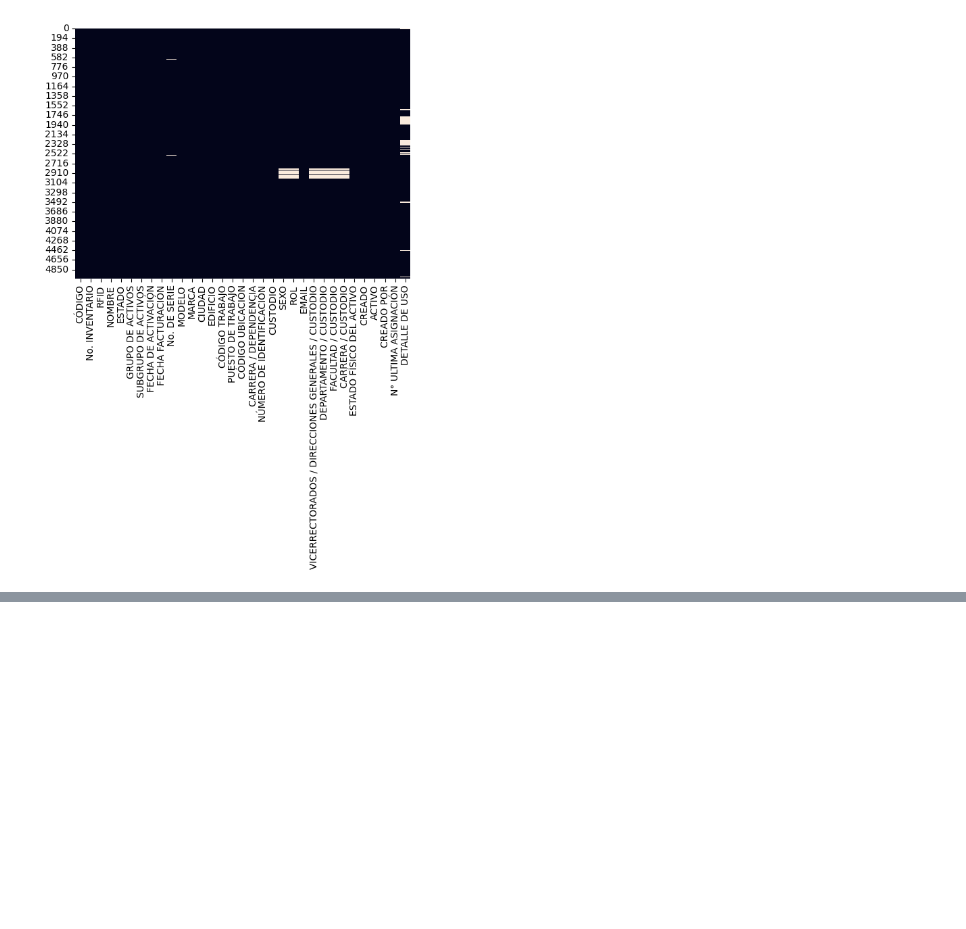
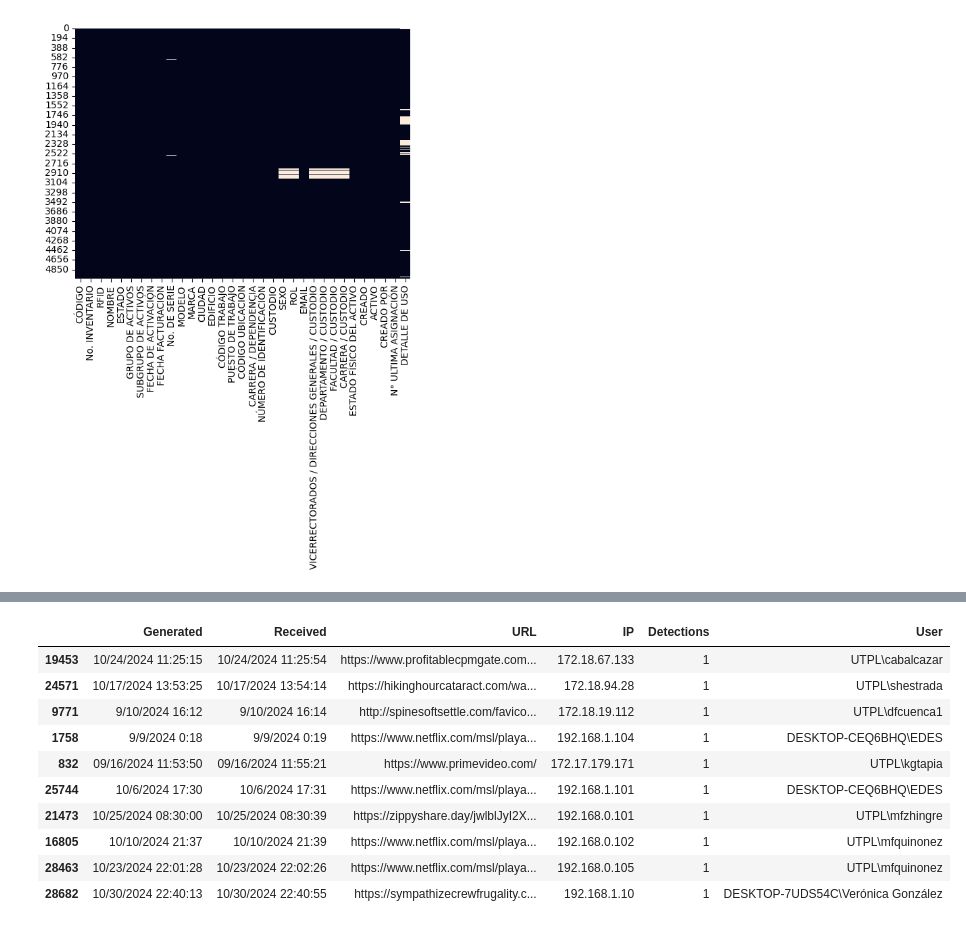
Before and after one commit to mpjuarez/introduccion-IA, a Jupyter notebook: TT_IA.ipynb, the cells around one changed output, grey strips where cells are left out. Cells and saved outputs as stored; diff of their text form; code cells hidden in the pictures; blank space fills up the shorter version.

```diff
--- a/TT_IA.ipynb
+++ b/TT_IA.ipynb
@@ -209,0 +229,15 @@ KeyError: "['NOMBRE ALTERNO'] not found in axis"
+# %%
+# Dataset Web Security
+Web_security1.sample(10)
+# %% [output]
+|  | Generated | Received | URL | IP | Detections | User |
+| 19453 | 10/24/2024 11:25:15 | 10/24/2024 11:25:54 | https://www.profitablecpmgate.com... | 172.18.67.133 | 1 | UTPL\cabalcazar |
+| 24571 | 10/17/2024 13:53:25 | 10/17/2024 13:54:14 | https://hikinghourcataract.com/wa... | 172.18.94.28 | 1 | UTPL\shestrada |
+| 9771 | 9/10/2024 16:12 | 9/10/2024 16:14 | http://spinesoftsettle.com/favico... | 172.18.19.112 | 1 | UTPL\dfcuenca1 |
+| 1758 | 9/9/2024 0:18 | 9/9/2024 0:19 | https://www.netflix.com/msl/playa... | 192.168.1.104 | 1 | DESKTOP-CEQ6BHQ\EDES |
+| 832 | 09/16/2024 11:53:50 | 09/16/2024 11:55:21 | https://www.primevideo.com/ | 172.17.179.171 | 1 | UTPL\kgtapia |
+| 25744 | 10/6/2024 17:30 | 10/6/2024 17:31 | https://www.netflix.com/msl/playa... | 192.168.1.101 | 1 | DESKTOP-CEQ6BHQ\EDES |
+| 21473 | 10/25/2024 08:30:00 | 10/25/2024 08:30:39 | https://zippyshare.day/jwlblJyI2X... | 192.168.0.101 | 1 | UTPL\mfzhingre |
+| 16805 | 10/10/2024 21:37 | 10/10/2024 21:39 | https://www.netflix.com/msl/playa... | 192.168.0.102 | 1 | UTPL\mfquinonez |
+| 28463 | 10/23/2024 22:01:28 | 10/23/2024 22:02:26 | https://www.netflix.com/msl/playa... | 192.168.0.105 | 1 | UTPL\mfquinonez |
+| 28682 | 10/30/2024 22:40:13 | 10/30/2024 22:40:55 | https://sympathizecrewfrugality.c... | 192.168.1.10 | 1 | DESKTOP-7UDS54C\Verónica González |
```
Also changed, not shown: parts of 3 cells of this notebook.
